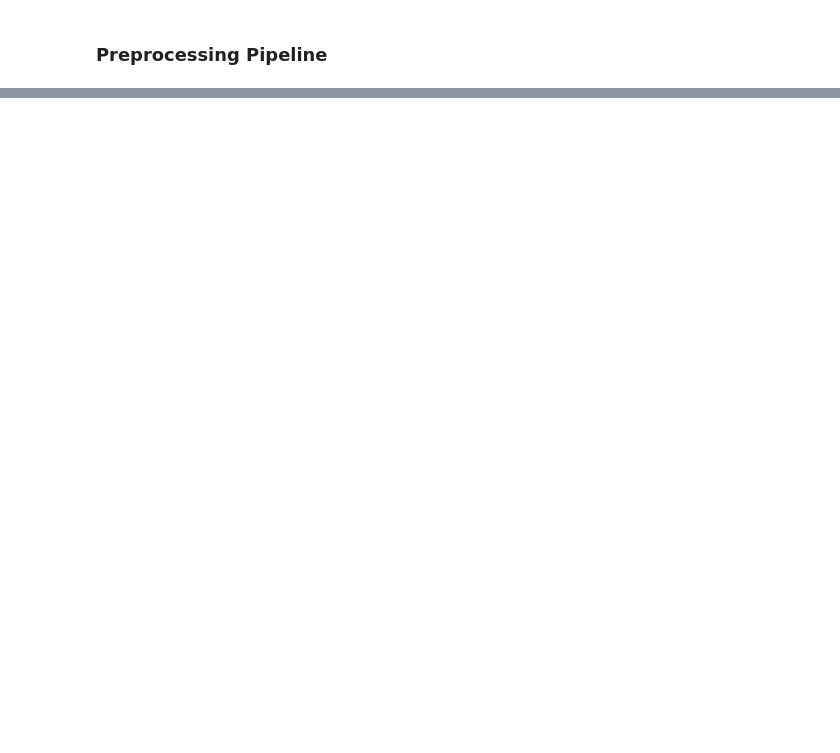
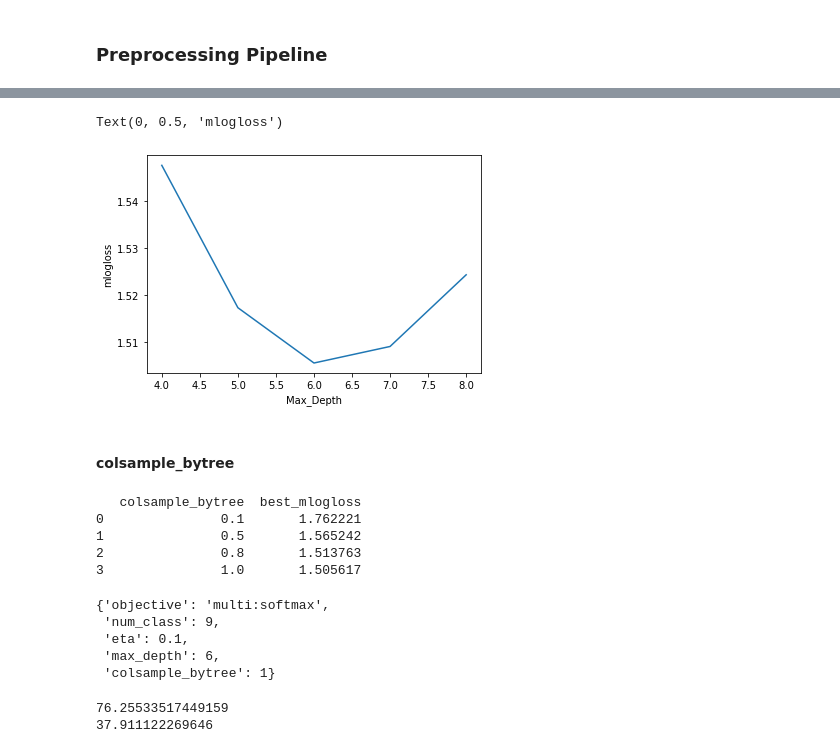
Before and after one commit to ehsung/Capstone-Project-2---Identify-Genetic-Disorder-is-Children, a Jupyter notebook: Notebooks/Preprocessing_and_Modeling.ipynb, the cells around one changed output, grey strips where cells are left out. Saved outputs shown, nothing was run; the diff lists cells and outputs as text; code cells hidden in the pictures; blank space fills up the shorter version.

```diff
--- a/Notebooks/Preprocessing_and_Modeling.ipynb
+++ b/Notebooks/Preprocessing_and_Modeling.ipynb
@@ -112,0 +359,7 @@ array([[10.        ,  4.96335802, 45.        , ...,  0.        ,
+# %%
+plt.plot(max_depth_df["max_depth"], max_depth_df["best_mlogloss"])
+plt.xlabel("Max_Depth")
+plt.ylabel("mlogloss")
+# %% [output]
+Text(0, 0.5, 'mlogloss')
+[figure, added]
@@ -112,0 +368,26 @@ array([[10.        ,  4.96335802, 45.        , ...,  0.        ,
+# %% [markdown]
+#### colsample_bytree
+# %%
+colsample_bytree_vals = [0.1, 0.5, 0.8, 1]
+best_mlogloss = []
+
+# Systematically vary the hyperparameter value
+for curr_val in colsample_bytree_vals:
+
+    params["colsample_bytree"] = curr_val
+
+    # Perform cross-validation
+    cv_results = xgb.cv(dtrain=D_train, metrics="mlogloss", early_stopping_rounds=5,
+                    params=params, nfold=3, num_boost_round=30, as_pandas=True)
+
+    # Append the final round mlogloss to best_mlogloss
+    best_mlogloss.append(cv_results["test-mlogloss-mean"].tail().values[-1])
+
+# Print the resultant DataFrame
+print(pd.DataFrame(list(zip(colsample_bytree_vals, best_mlogloss)), columns=["colsample_bytree","best_mlogloss"]))
+# %% [output]
+   colsample_bytree  best_mlogloss
+0               0.1       1.762221
+1               0.5       1.565242
+2               0.8       1.513763
+3               1.0       1.505617
@@ -112,0 +396,25 @@ array([[10.        ,  4.96335802, 45.        , ...,  0.        ,
+# %%
+params
+# %% [output]
+{'objective': 'multi:softmax',
+ 'num_class': 9,
+ 'eta': 0.1,
+ 'max_depth': 6,
+ 'colsample_bytree': 1}
+# %%
+xgb_model2 = xgb.XGBClassifier(objective='Multi:softmax', eval_metric="mlogloss", use_label_encoder=False,
+                               num_class=9, eta=0.1, max_depth=6,colsample_bytree=1)
+
+xgb_pipeline2 = Pipeline(steps=[('preprocessor', preprocessor),
+                                ('xgb_model', xgb_model2)])
+
+xgb_pipeline2.fit(X_train, y_train)
+
+pred2_train = xgb_pipeline2.predict(X_train)
+pred2_test = xgb_pipeline2.predict(X_test)
+
+print(accuracy_score(y_train, pred2_train) * 100)
+print(accuracy_score(y_test, pred2_test) * 100)
+# %% [output]
+76.25533517449159
+37.911122269646
```
Also changed, not shown: parts of 52 cells of this notebook.
